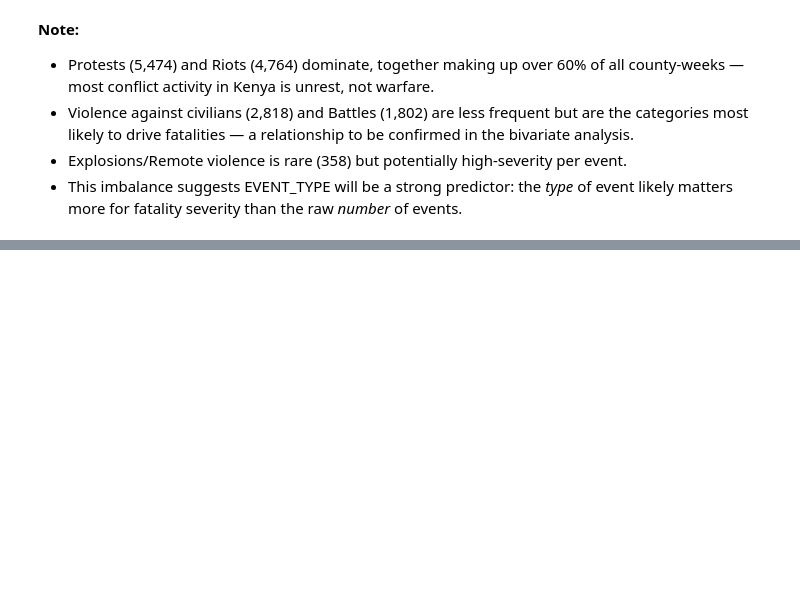
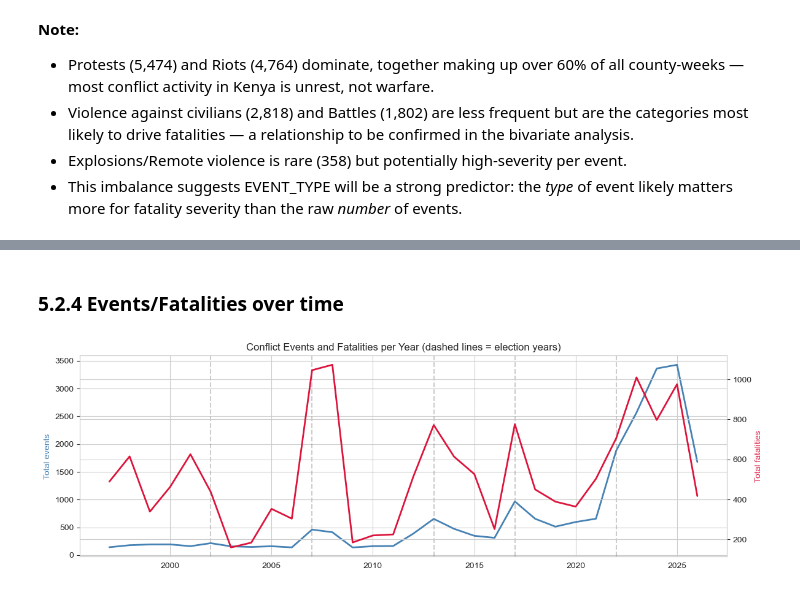
Before and after one commit to KimutaiHub/kenya-political-violence-risk-prediction, a Jupyter notebook: master_notebook.ipynb, the cells around one changed output, grey strips where cells are left out. Cells and saved outputs as stored; diff of their text form; code cells hidden in the pictures; blank space fills up the shorter version.

```diff
--- a/master_notebook.ipynb
+++ b/master_notebook.ipynb
@@ -982,0 +1036,23 @@ plt.show()
+# %% [markdown]
+### 5.2.4 Events/Fatalities over time
+# %%
+# Yearly totals: events and fatalities over time
+yearly = df.groupby('YEAR')[['EVENTS', 'FATALITIES']].sum()
+
+fig, ax1 = plt.subplots(figsize=(12, 4))
+ax1.plot(yearly.index, yearly['EVENTS'], color='steelblue', linewidth=2, label='Events')
+ax1.set_ylabel('Total events', color='steelblue')
+
+ax2 = ax1.twinx()
+ax2.plot(yearly.index, yearly['FATALITIES'], color='crimson', linewidth=2, label='Fatalities')
+ax2.set_ylabel('Total fatalities', color='crimson')
+
+# Mark election years
+for yr in [2002, 2007, 2013, 2017, 2022]:
+    ax1.axvline(yr, color='gray', linestyle='--', alpha=0.4)
+
+ax1.set_title('Conflict Events and Fatalities per Year (dashed lines = election years)')
+plt.tight_layout()
+plt.show()
+# %% [output]
+[figure, added]
```
Also changed, not shown: parts of 28 cells of this notebook.
